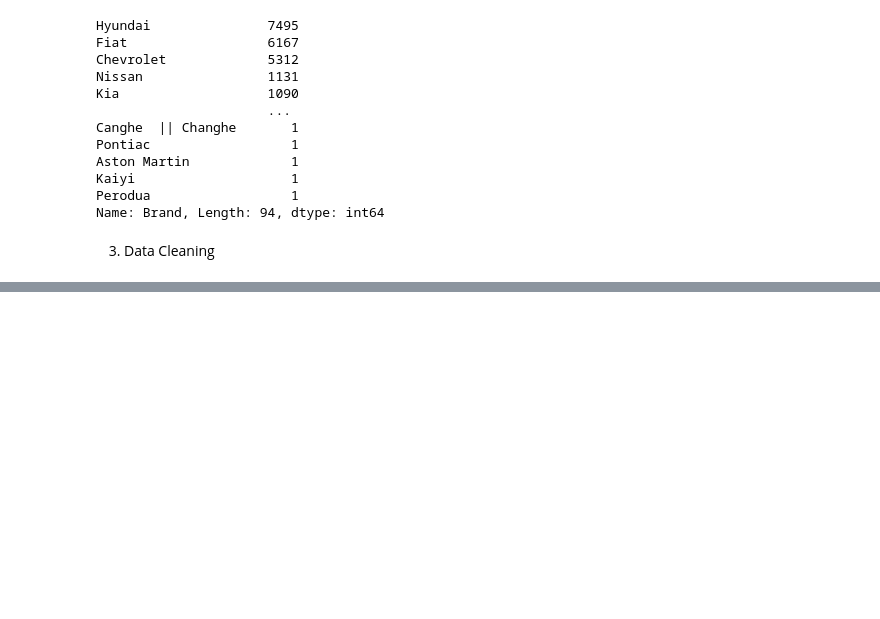
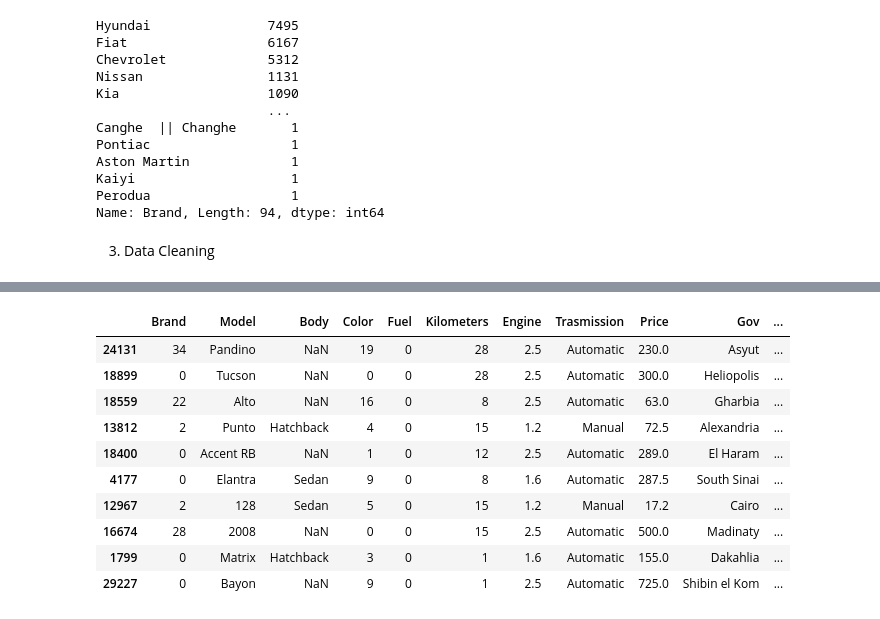
Before and after one commit to Yousif-Ahmed/Sayarty, a Jupyter notebook: Sayarty.ipynb, the cells around one changed output, grey strips where cells are left out. Cells and saved outputs as stored; diff of their text form; code cells hidden in the pictures; blank space fills up the shorter version.

```diff
--- a/Sayarty.ipynb
+++ b/Sayarty.ipynb
@@ -130,0 +168,5 @@ pd.DataFrame({'': df.columns , 'Number of unique values':  df.nunique().values})
+# %%
+# delete EGP from Price
+df.Price = [(value).replace(' EGP' , '') for value in df.Price]
+
+df.Price.unique()
@@ -130,0 +269,14 @@ pd.DataFrame({'': df.columns , 'Number of unique values':  df.nunique().values})
+# %%
+df_copy.sample(10)
+# %% [output]
+|  | Brand | Model | Body | Color | Fuel | Kilometers | Engine | Trasmission | Price | Gov | ... |
+| 24131 | 34 | Pandino | NaN | 19 | 0 | 28 | 2.5 | Automatic | 230.0 | Asyut | ... |
+| 18899 | 0 | Tucson | NaN | 0 | 0 | 28 | 2.5 | Automatic | 300.0 | Heliopolis | ... |
+| 18559 | 22 | Alto | NaN | 16 | 0 | 8 | 2.5 | Automatic | 63.0 | Gharbia | ... |
+| 13812 | 2 | Punto | Hatchback | 4 | 0 | 15 | 1.2 | Manual | 72.5 | Alexandria | ... |
+| 18400 | 0 | Accent RB | NaN | 1 | 0 | 12 | 2.5 | Automatic | 289.0 | El Haram | ... |
+| 4177 | 0 | Elantra | Sedan | 9 | 0 | 8 | 1.6 | Automatic | 287.5 | South Sinai | ... |
+| 12967 | 2 | 128 | Sedan | 5 | 0 | 15 | 1.2 | Manual | 17.2 | Cairo | ... |
+| 16674 | 28 | 2008 | NaN | 0 | 0 | 15 | 2.5 | Automatic | 500.0 | Madinaty | ... |
+| 1799 | 0 | Matrix | Hatchback | 3 | 0 | 1 | 1.6 | Automatic | 155.0 | Dakahlia | ... |
+| 29227 | 0 | Bayon | NaN | 9 | 0 | 1 | 2.5 | Automatic | 725.0 | Shibin el Kom | ... |
```
Also changed, not shown: parts of 16 cells of this notebook.
